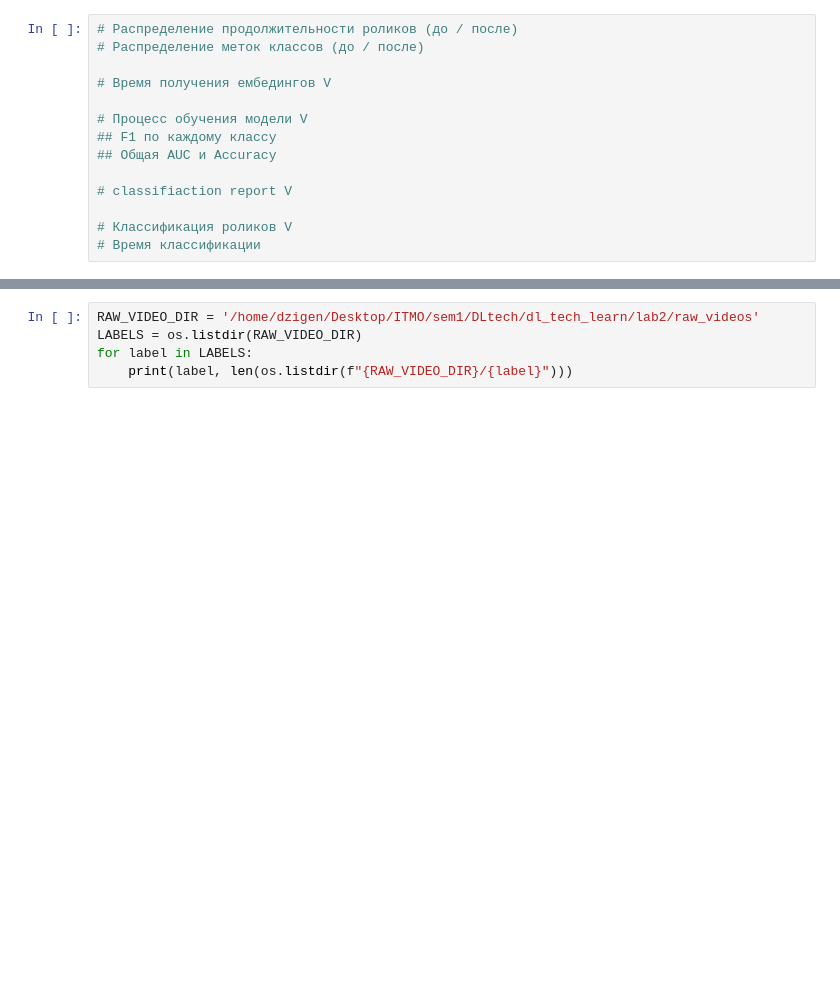
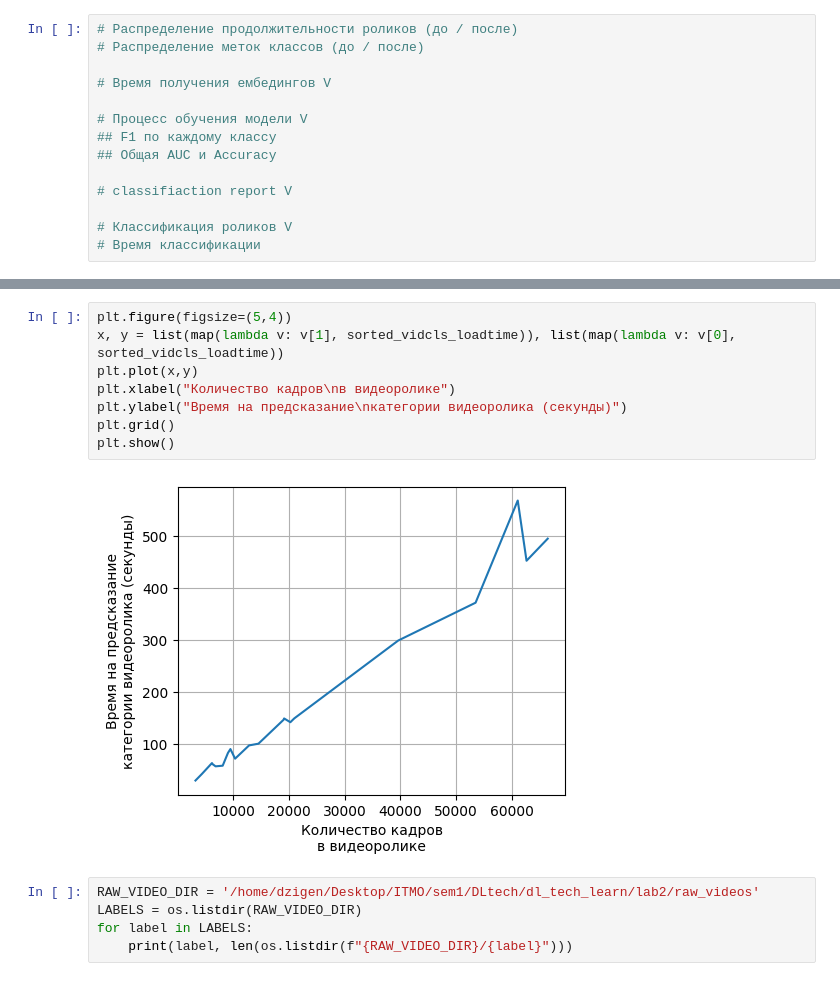
Before and after one commit to kirrog/dl_tech_learn, a Jupyter notebook: lab2/visualizations.ipynb, the cells around one changed output, grey strips where cells are left out. Drawn from its saved outputs; the diff is of its cells as text; blank space fills up the shorter version.

```diff
--- a/lab2/visualizations.ipynb
+++ b/lab2/visualizations.ipynb
@@ -23,3 +37,13 @@ from tqdm import tqdm
+# %%
+plt.figure(figsize=(5,4))
+x, y = list(map(lambda v: v[1], sorted_vidcls_loadtime)), list(map(lambda v: v[0], sorted_vidcls_loadtime))
+plt.plot(x,y)
+plt.xlabel("Количеcтво кадров\nв видеоролике")
+plt.ylabel("Время на предсказание\nкатегории видеоролика (секунды)")
+plt.grid()
+plt.show()
+# %% [output]
+[figure, added]
 # %%
 RAW_VIDEO_DIR = '/home/dzigen/Desktop/ITMO/sem1/DLtech/dl_tech_learn/lab2/raw_videos'
 LABELS = os.listdir(RAW_VIDEO_DIR)
```
Also changed, not shown: parts of 4 cells of this notebook, 4 other files.
